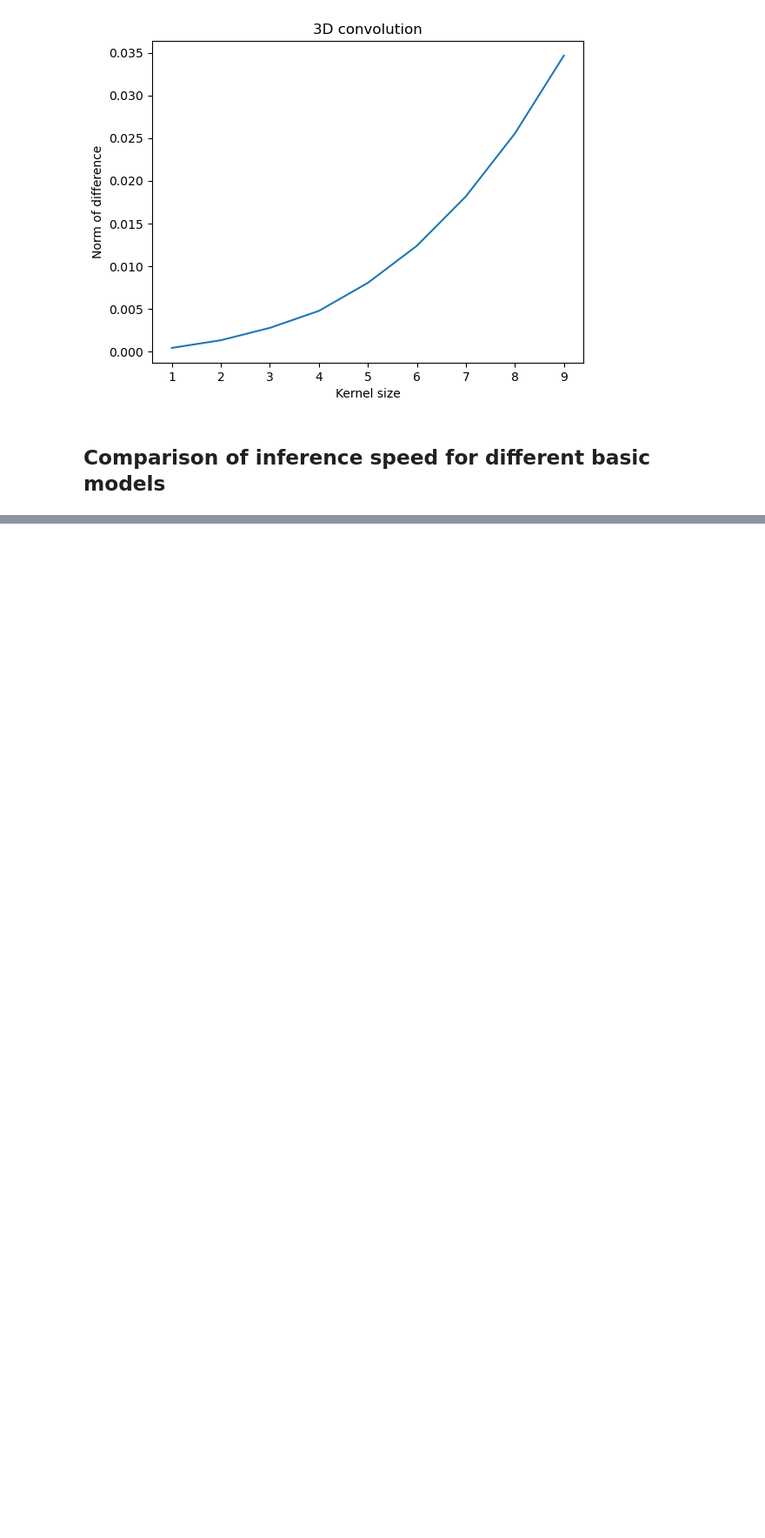
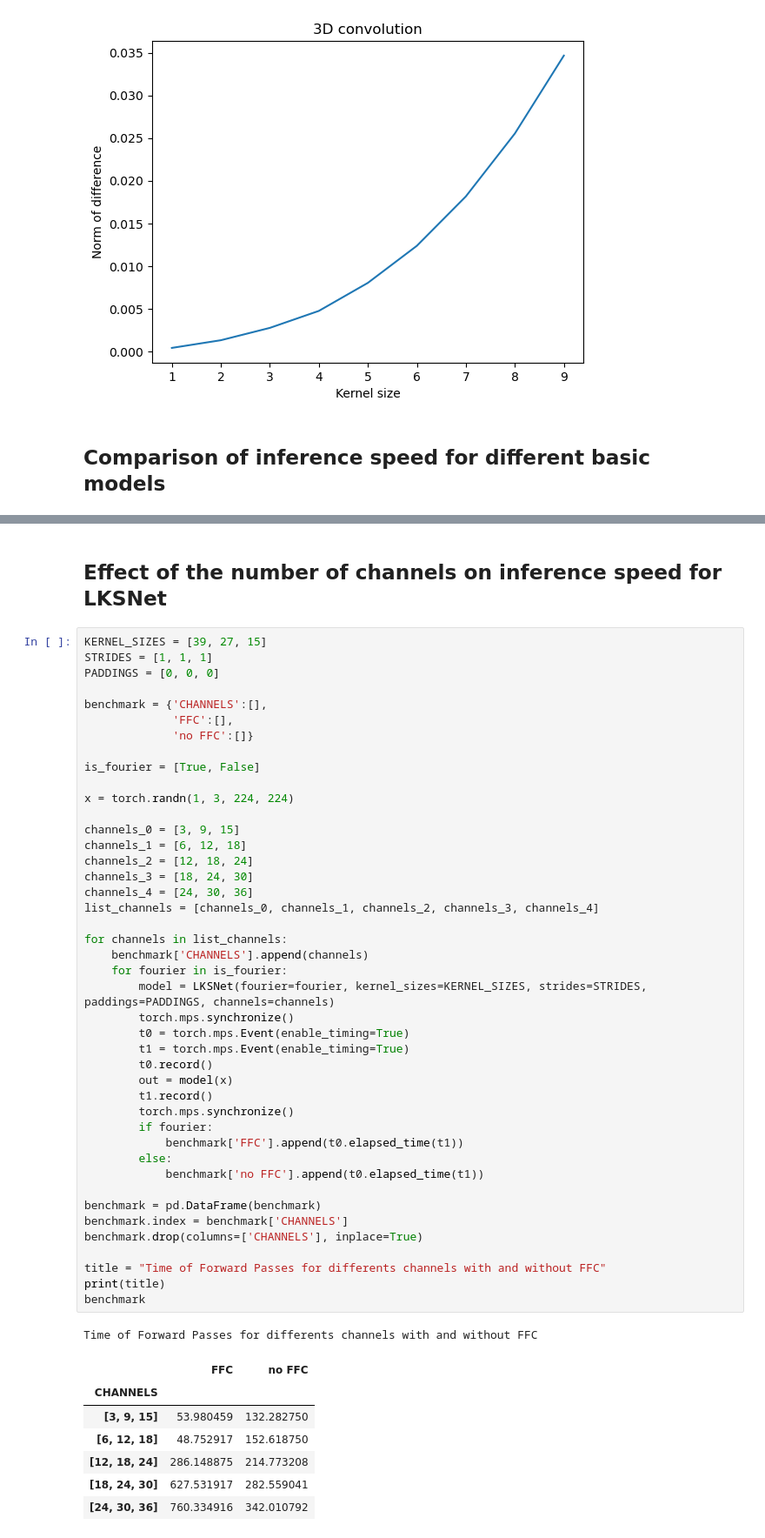
Before and after one commit to vilhess/FFT-Conv, a Jupyter notebook: benchmark.ipynb, the cells around one changed output, grey strips where cells are left out. Shown: that part at 87% size. Drawn from its saved outputs; the diff is of its cells as text; blank space fills up the shorter version.

```diff
--- a/benchmark.ipynb
+++ b/benchmark.ipynb
@@ -272,0 +275,54 @@ Time of Forward Passes for AlexNet and GoogLeNet with and without FFC
+# %% [markdown]
+## Effect of the number of channels on inference speed for LKSNet
+# %%
+KERNEL_SIZES = [39, 27, 15]
+STRIDES = [1, 1, 1]
+PADDINGS = [0, 0, 0]
+
+benchmark = {'CHANNELS':[],
+             'FFC':[],
+             'no FFC':[]}
+
+is_fourier = [True, False]
+
+x = torch.randn(1, 3, 224, 224)
+
+channels_0 = [3, 9, 15]
+channels_1 = [6, 12, 18]
+channels_2 = [12, 18, 24]
+channels_3 = [18, 24, 30]
+channels_4 = [24, 30, 36]
+list_channels = [channels_0, channels_1, channels_2, channels_3, channels_4]
+
+for channels in list_channels:
+    benchmark['CHANNELS'].append(channels)
+    for fourier in is_fourier:
+        model = LKSNet(fourier=fourier, kernel_sizes=KERNEL_SIZES, strides=STRIDES, paddings=PADDINGS, channels=channels)
+        torch.mps.synchronize()
+        t0 = torch.mps.Event(enable_timing=True)
+        t1 = torch.mps.Event(enable_timing=True)
+        t0.record()
+        out = model(x)
+        t1.record()
+        torch.mps.synchronize()
+        if fourier:
+            benchmark['FFC'].append(t0.elapsed_time(t1))
+        else:
+            benchmark['no FFC'].append(t0.elapsed_time(t1))
+
+benchmark = pd.DataFrame(benchmark)
+benchmark.index = benchmark['CHANNELS']
+benchmark.drop(columns=['CHANNELS'], inplace=True)
+
+title = "Time of Forward Passes for differents channels with and without FFC"
+print(title)
+benchmark
+# %% [output]
+Time of Forward Passes for differents channels with and without FFC
+|  | FFC | no FFC |
+| CHANNELS |  |  |
+| [3, 9, 15] | 53.980459 | 132.282750 |
+| [6, 12, 18] | 48.752917 | 152.618750 |
+| [12, 18, 24] | 286.148875 | 214.773208 |
+| [18, 24, 30] | 627.531917 | 282.559041 |
+| [24, 30, 36] | 760.334916 | 342.010792 |
```
Also changed, not shown: parts of 8 cells of this notebook, 1 other file.
